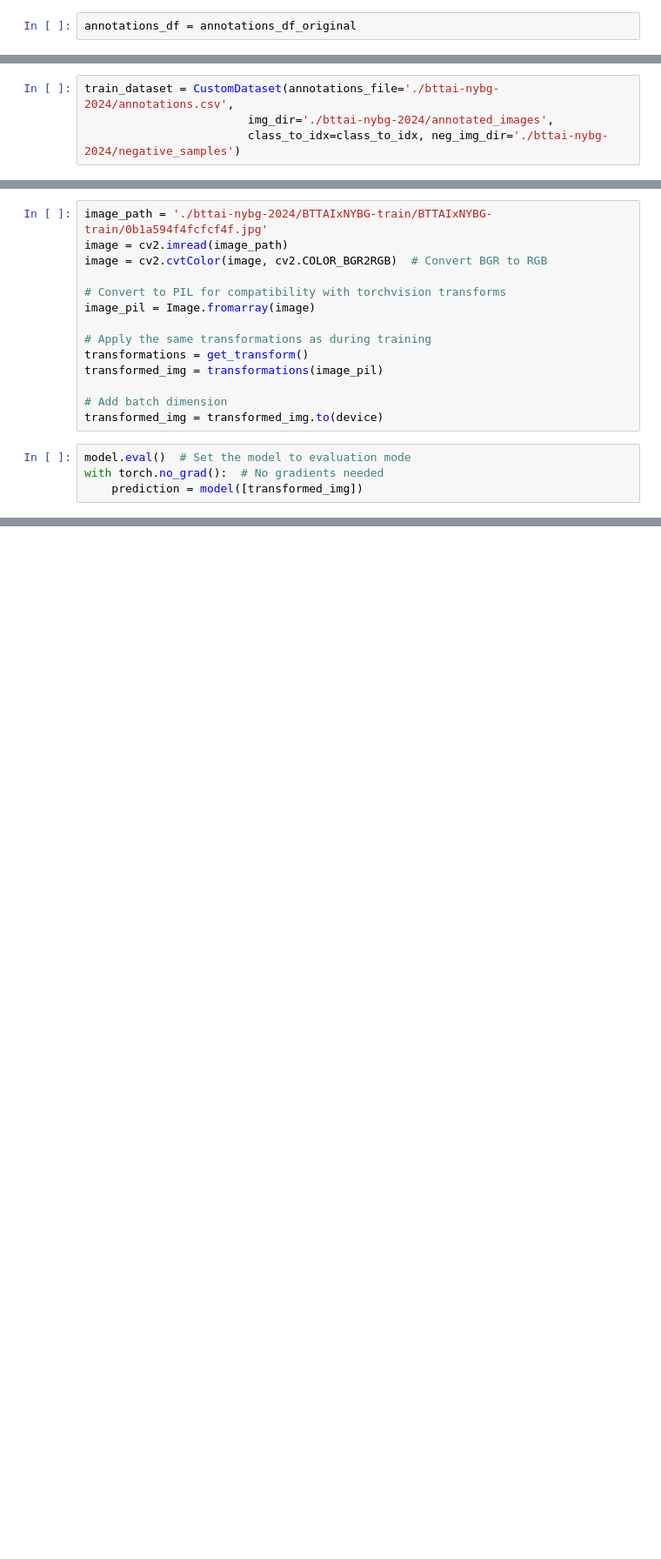
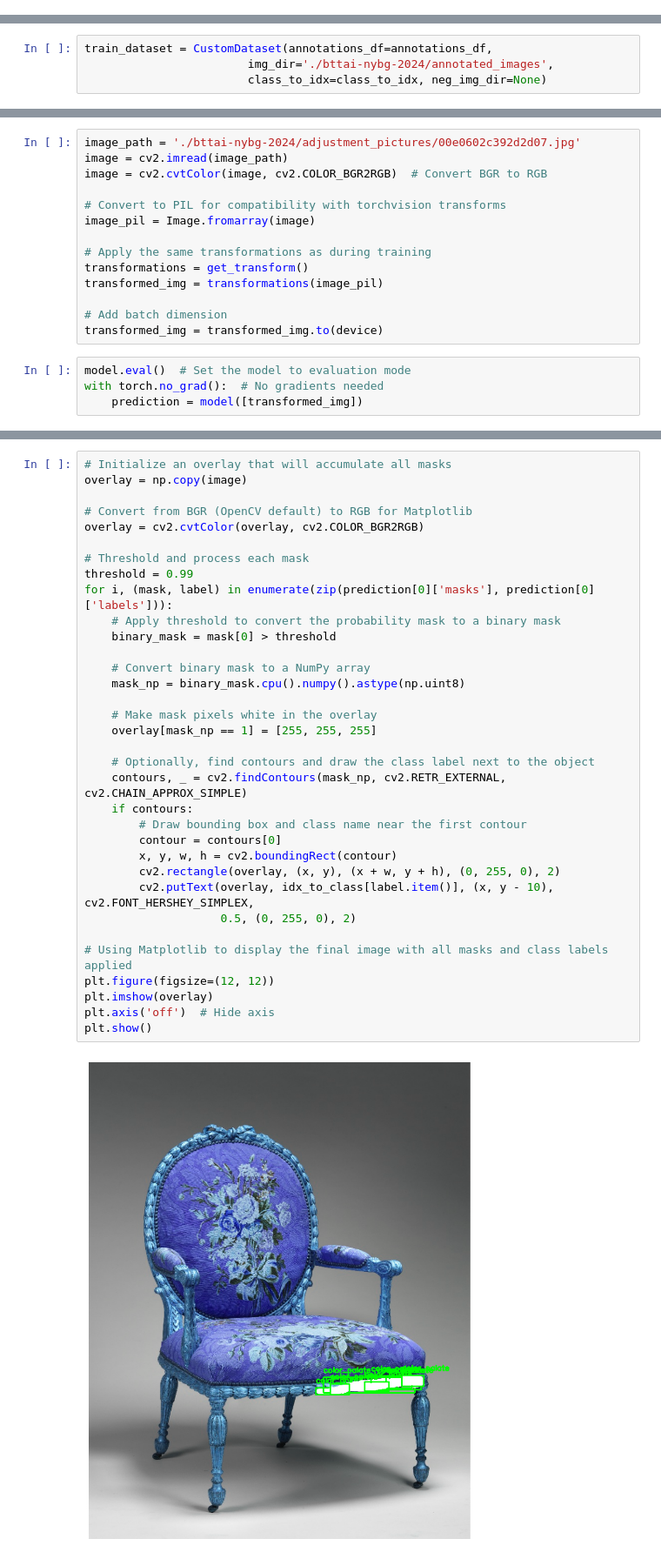
Before and after one commit to annahauk/NYBG, a Jupyter notebook: masking_model.ipynb, the cells around one changed output, grey strips where cells are left out. Shown at 87% size. Drawn from its saved outputs; the diff is of its cells as text; blank space fills up the shorter version.

```diff
--- a/masking_model.ipynb
+++ b/masking_model.ipynb
@@ -35,7 +43,5 @@ Name: count, dtype: int64
 # %%
 # annotations_df.drop(annotations_df[annotations_df["label_name"] == "info_tag"].index, inplace=True)
-# %%
-annotations_df = annotations_df_original
 # %%
 annotations_df["label_name"].value_counts()
 # %% [output]
@@ -279,9 +304,9 @@ class_to_idx = {class_name: i for i, class_name in enumerate(annotations_df['lab
 # %%
 idx_to_class = {i: class_name for class_name, i in class_to_idx.items()}
 # %%
-train_dataset = CustomDataset(annotations_file='./bttai-nybg-2024/annotations.csv',
+train_dataset = CustomDataset(annotations_df=annotations_df,
                         img_dir='./bttai-nybg-2024/annotated_images',
-                        class_to_idx=class_to_idx, neg_img_dir='./bttai-nybg-2024/negative_samples')
+                        class_to_idx=class_to_idx, neg_img_dir=None)
 # %%
 def collate_fn(batch):
     images = [item[0] for item in batch]
@@ -354,7 +379,7 @@ def get_transform():
         Normalize(mean=[0.485, 0.456, 0.406], std=[0.229, 0.224, 0.225])
     ])
 # %%
-image_path = './bttai-nybg-2024/BTTAIxNYBG-train/BTTAIxNYBG-train/0b1a594f4fcfcf4f.jpg'
+image_path = './bttai-nybg-2024/adjustment_pictures/00e0602c392d2d07.jpg'
 image = cv2.imread(image_path)
 image = cv2.cvtColor(image, cv2.COLOR_BGR2RGB)  # Convert BGR to RGB
 
@@ -400,0 +427,36 @@ cv2.destroyAllWindows()
+# %%
+# Initialize an overlay that will accumulate all masks
+overlay = np.copy(image)
+
+# Convert from BGR (OpenCV default) to RGB for Matplotlib
+overlay = cv2.cvtColor(overlay, cv2.COLOR_BGR2RGB)
+
+# Threshold and process each mask
+threshold = 0.99
+for i, (mask, label) in enumerate(zip(prediction[0]['masks'], prediction[0]['labels'])):
+    # Apply threshold to convert the probability mask to a binary mask
+    binary_mask = mask[0] > threshold
+
+    # Convert binary mask to a NumPy array
+    mask_np = binary_mask.cpu().numpy().astype(np.uint8)
+
+    # Make mask pixels white in the overlay
+    overlay[mask_np == 1] = [255, 255, 255]
+
+    # Optionally, find contours and draw the class label next to the object
+    contours, _ = cv2.findContours(mask_np, cv2.RETR_EXTERNAL, cv2.CHAIN_APPROX_SIMPLE)
+    if contours:
+        # Draw bounding box and class name near the first contour
+        contour = contours[0]
+        x, y, w, h = cv2.boundingRect(contour)
+        cv2.rectangle(overlay, (x, y), (x + w, y + h), (0, 255, 0), 2)
+        cv2.putText(overlay, idx_to_class[label.item()], (x, y - 10), cv2.FONT_HERSHEY_SIMPLEX,
+                    0.5, (0, 255, 0), 2)
+
+# Using Matplotlib to display the final image with all masks and class labels applied
+plt.figure(figsize=(12, 12))
+plt.imshow(overlay)
+plt.axis('off')  # Hide axis
+plt.show()
+# %% [output]
+[figure, added]
```
Also changed, not shown: parts of 11 cells of this notebook.
